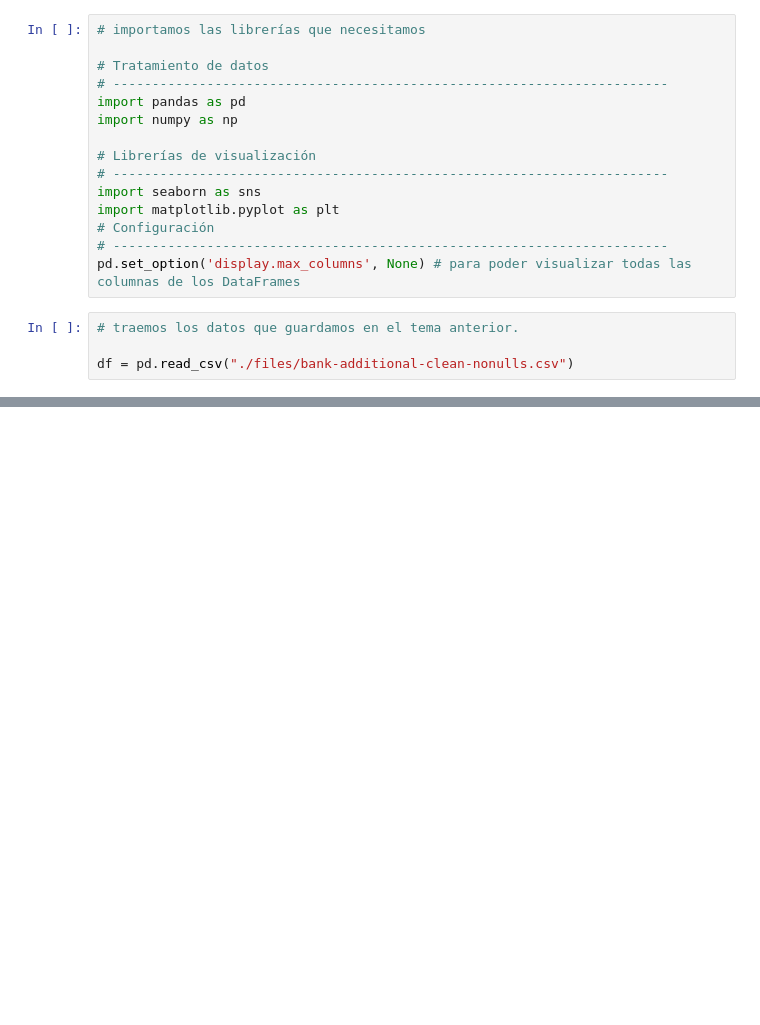
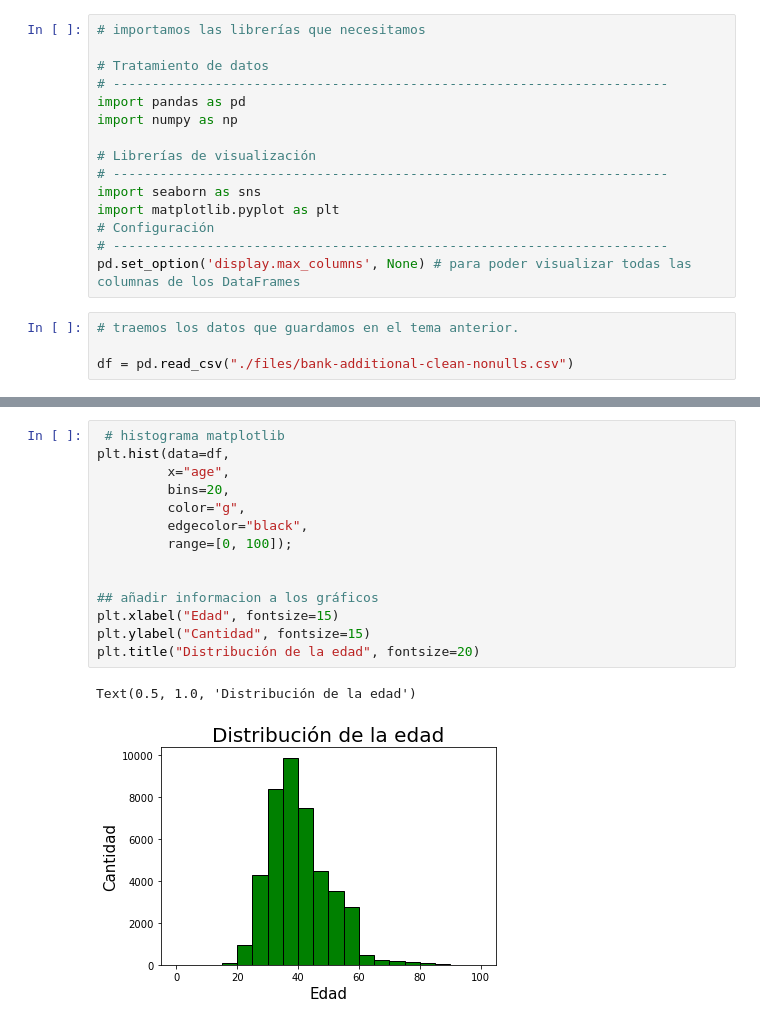
Before and after one commit to Adalab/da-promo-b-pt-ejercicios-profes, a Jupyter notebook: Modulo3/modulo-3-leccion-07-visualizacion.ipynb, the cells around one changed output, grey strips where cells are left out. Cells and saved outputs as stored; diff of their text form; blank space fills up the shorter version.

```diff
--- a/Modulo3/modulo-3-leccion-07-visualizacion.ipynb
+++ b/Modulo3/modulo-3-leccion-07-visualizacion.ipynb
@@ -32,0 +40,17 @@ df.head()
+# %%
+ # histograma matplotlib
+plt.hist(data=df,
+         x="age",
+         bins=20,
+         color="g",
+         edgecolor="black",
+         range=[0, 100]);
+
+
+## añadir informacion a los gráficos
+plt.xlabel("Edad", fontsize=15)
+plt.ylabel("Cantidad", fontsize=15)
+plt.title("Distribución de la edad", fontsize=20)
+# %% [output]
+Text(0.5, 1.0, 'Distribución de la edad')
+[figure, added]
```
Also changed, not shown: parts of 13 cells of this notebook, 2 other files.
